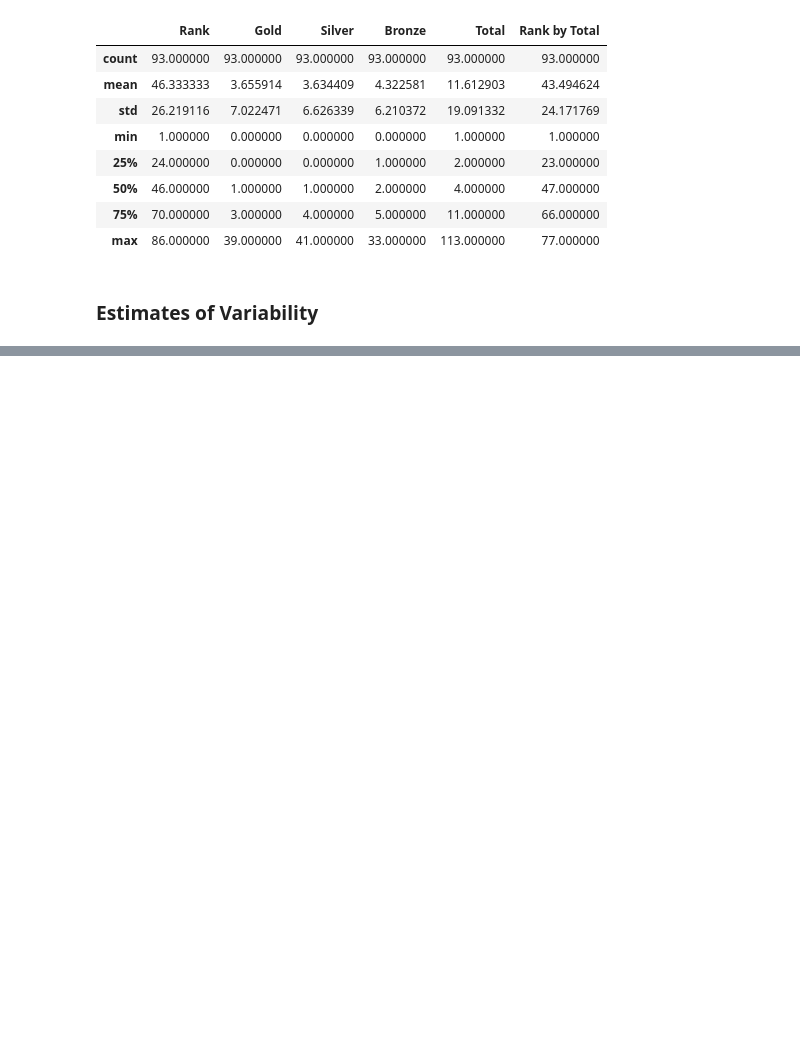
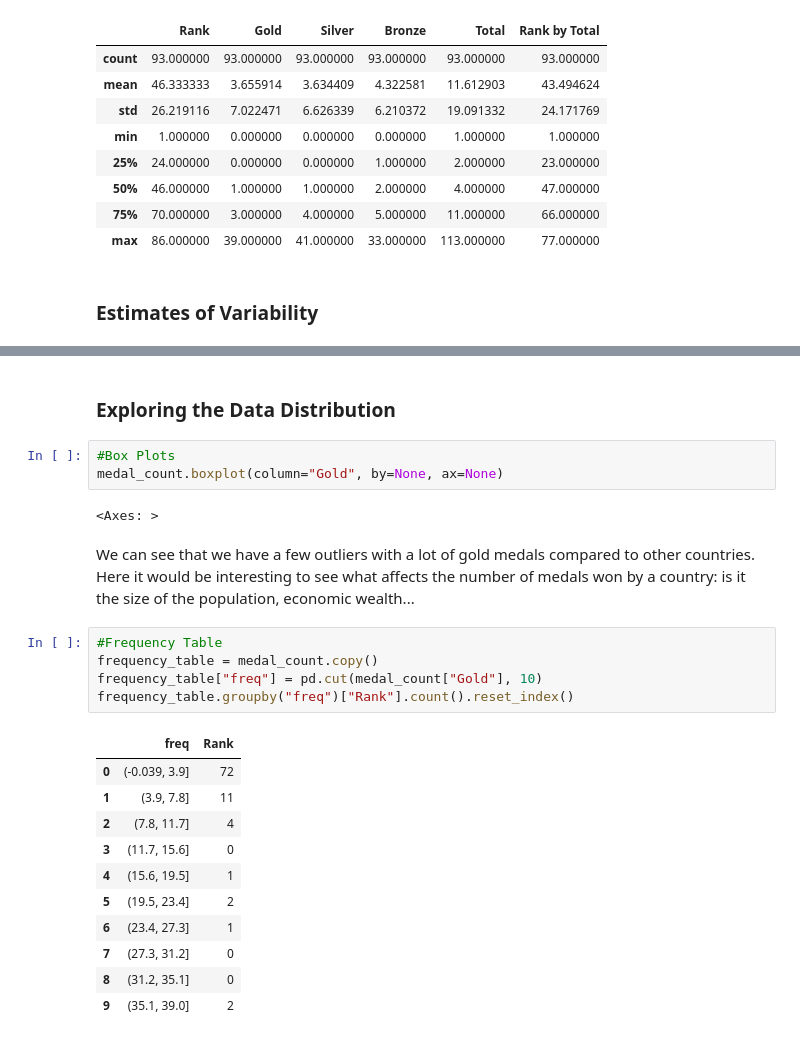
Before and after one commit to OjmJakon/Mini-Projects, a Jupyter notebook: Data Science/Practical Statistics For Data Scientists (book)/Chapter 1.ipynb, the cells around one changed output, grey strips where cells are left out. Drawn from its saved outputs; the diff is of its cells as text; blank space fills up the shorter version.

```diff
--- a/Data Science/Practical Statistics For Data Scientists (book)/Chapter 1.ipynb
+++ b/Data Science/Practical Statistics For Data Scientists (book)/Chapter 1.ipynb
@@ -84,0 +115,26 @@ medal_count.describe()
+# %% [markdown]
+### Exploring the Data Distribution
+# %%
+#Box Plots
+medal_count.boxplot(column="Gold", by=None, ax=None)
+# %% [output]
+<Axes: >
+# %% [markdown]
+We can see that we have a few outliers with a lot of gold medals compared to other countries. Here it would be interesting to see what affects the number of medals won by a country: is it the size of the population, economic wealth...
+# %%
+#Frequency Table
+frequency_table = medal_count.copy()
+frequency_table["freq"] = pd.cut(medal_count["Gold"], 10)
+frequency_table.groupby("freq")["Rank"].count().reset_index()
+# %% [output]
+|  | freq | Rank |
+| 0 | (-0.039, 3.9] | 72 |
+| 1 | (3.9, 7.8] | 11 |
+| 2 | (7.8, 11.7] | 4 |
+| 3 | (11.7, 15.6] | 0 |
+| 4 | (15.6, 19.5] | 1 |
+| 5 | (19.5, 23.4] | 2 |
+| 6 | (23.4, 27.3] | 1 |
+| 7 | (27.3, 31.2] | 0 |
+| 8 | (31.2, 35.1] | 0 |
+| 9 | (35.1, 39.0] | 2 |
```
Also changed, not shown: parts of 10 cells of this notebook.
